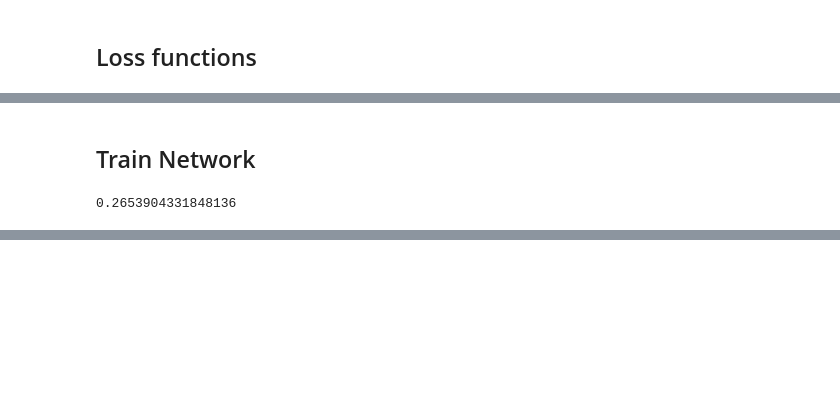
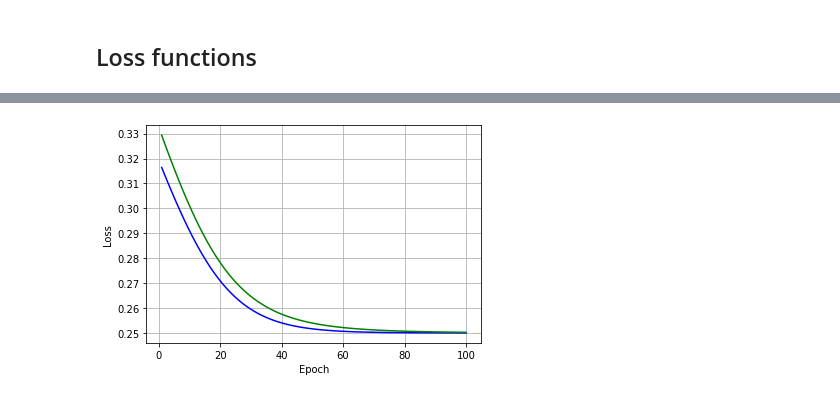
Before and after one commit to adrianmarino/neural-network-from-scratch, a Jupyter notebook: Neural_network_from_scratch.ipynb, the cells around one changed output, grey strips where cells are left out. Cells and saved outputs as stored; diff of their text form; code cells hidden in the pictures; blank space fills up the shorter version.

```diff
--- a/Neural_network_from_scratch.ipynb
+++ b/Neural_network_from_scratch.ipynb
@@ -167 +217,8 @@ class RELU(Function):
+# %%
+class RELUFunction(Function):
+    def compute(self, x): return np.maximum(0, x)
+    def derivate(self): return RELUDerivateFunction()
+
+class RELUDerivateFunction(Function):
+    def compute(self, x): return 1 if x == 1 else 0
 # %%
@@ -243,7 +354,12 @@ class Network:
 # %% [markdown]
 ## Loss functions
 # %%
-class MeanSquareError(Function):
+# Mean square error function
+
+class MSEFunction(Function):
     def compute(self, Yp, Yr): return np.mean((Yp - Yr) ** 2)
-    def compulte_derivate(self, Yp, Yr): return Yp - Yr
+    def derivate(self): return MSEDerivateFunction()
+
+class MSEDerivateFunction(Function):
+    def compute(self, Yp, Yr): return Yp - Yr
 # %% [markdown]
@@ -272,12 +387,12 @@ network.plot()
-# %% [markdown]
-## Train Network
-# %%
-summary = network.train(
-    dataset.features,
-    dataset.labels,
-    loss=MeanSquareError(),
-    lr=0.5
-)
-summary.loss
-# %% [output]
-0.2653904331848136
+# %%
+X_train, X_validation, y_train, y_validation = dataset.train_test(0.3)
+
+summary = network.train(
+    train_set=(dataset.X, dataset.y),
+   validation_set=(X_validation,y_validation),
+    loss_fn=MSEFunction(),
+    lr=0.5,
+    epochs=100
+)
+summary.plot()
+# %% [output]
@@ -283,0 +400 @@ summary.loss
+[figure, added]
```
Also changed, not shown: parts of 25 cells of this notebook.
